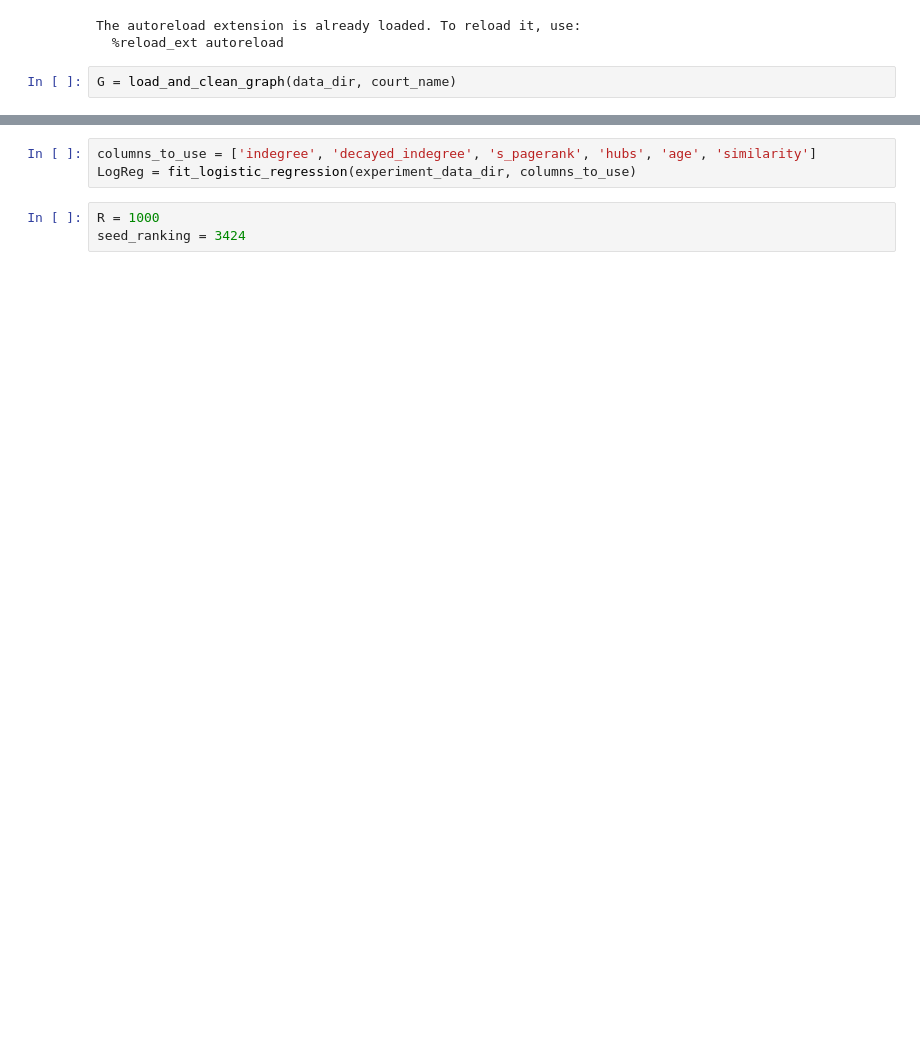
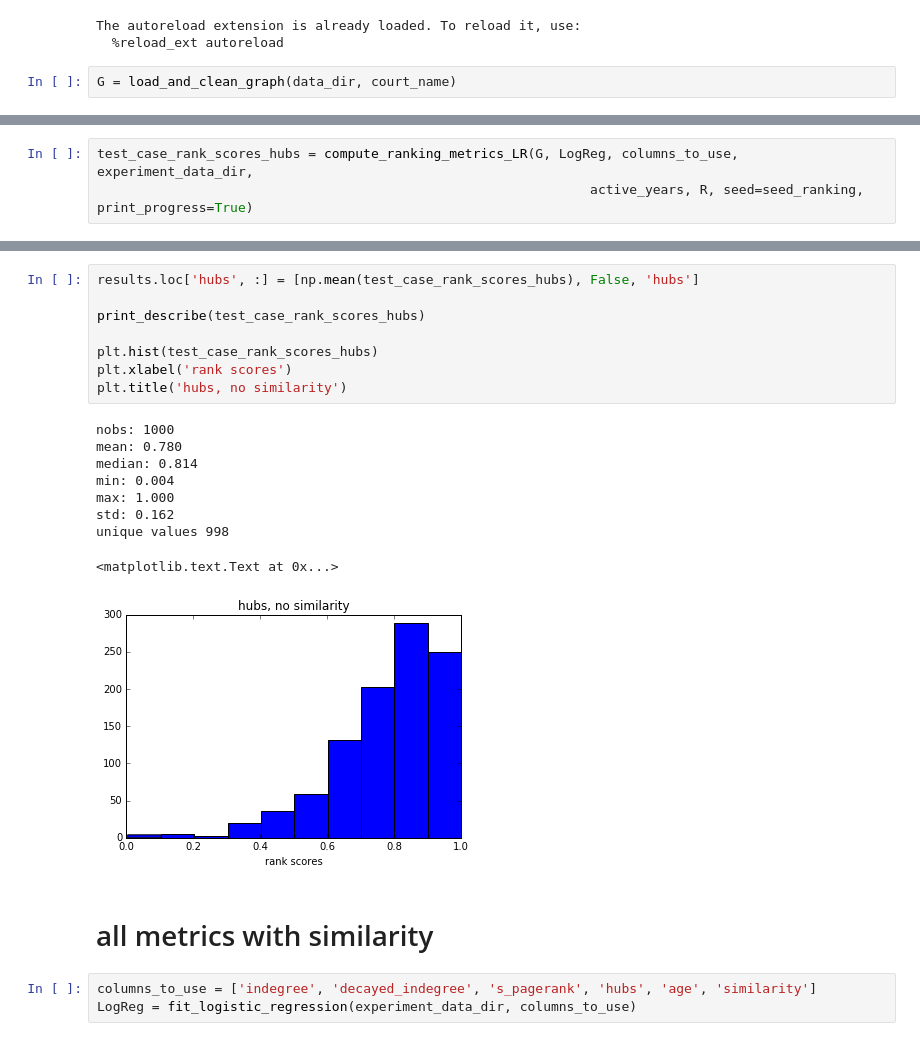
Before and after one commit to idc9/law-net, a Jupyter notebook: explore/vertex_metrics_experiment/compare_individual_metrics.ipynb, the cells around one changed output, grey strips where cells are left out. Saved outputs shown, nothing was run; the diff lists cells and outputs as text; blank space fills up the shorter version.

```diff
--- a/explore/vertex_metrics_experiment/compare_individual_metrics.ipynb
+++ b/explore/vertex_metrics_experiment/compare_individual_metrics.ipynb
@@ -46,0 +189,3 @@ snapshot_year_list = range(1900, 2016 + 1)
+# %%
+test_case_rank_scores_hubs = compute_ranking_metrics_LR(G, LogReg, columns_to_use, experiment_data_dir,
+                                                               active_years, R, seed=seed_ranking, print_progress=True)
@@ -47,6 +203,23 @@ snapshot_year_list = range(1900, 2016 + 1)
+# %%
+results.loc['hubs', :] = [np.mean(test_case_rank_scores_hubs), False, 'hubs']
+
+print_describe(test_case_rank_scores_hubs)
+
+plt.hist(test_case_rank_scores_hubs)
+plt.xlabel('rank scores')
+plt.title('hubs, no similarity')
+# %% [output]
+nobs: 1000
+mean: 0.780
+median: 0.814
+min: 0.004
+max: 1.000
+std: 0.162
+unique values 998
+<matplotlib.text.Text at 0x...>
+[figure, added]
+# %% [markdown]
+# all metrics with similarity
 # %%
 columns_to_use = ['indegree', 'decayed_indegree', 's_pagerank', 'hubs', 'age', 'similarity']
 LogReg = fit_logistic_regression(experiment_data_dir, columns_to_use)
-# %%
-R = 1000
-seed_ranking = 3424
```
Also changed, not shown: parts of 49 cells of this notebook, 8 other files.
